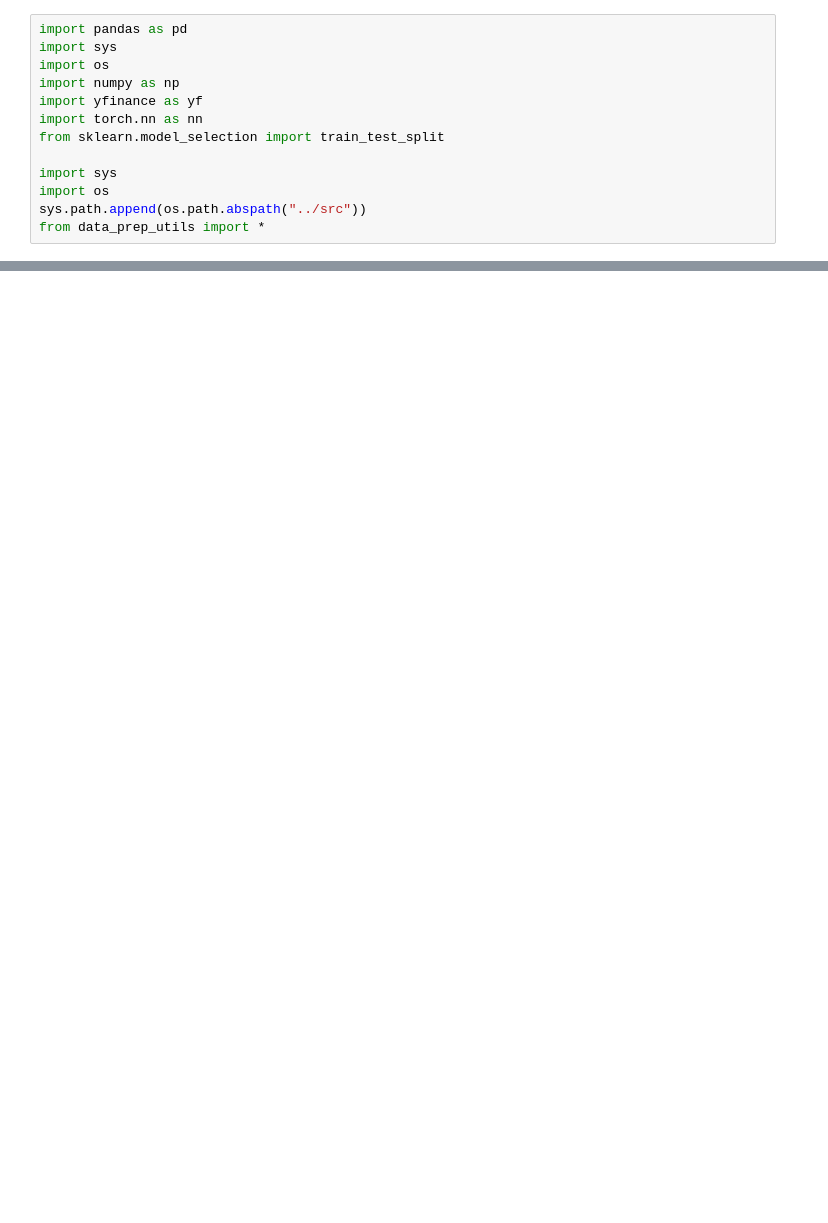
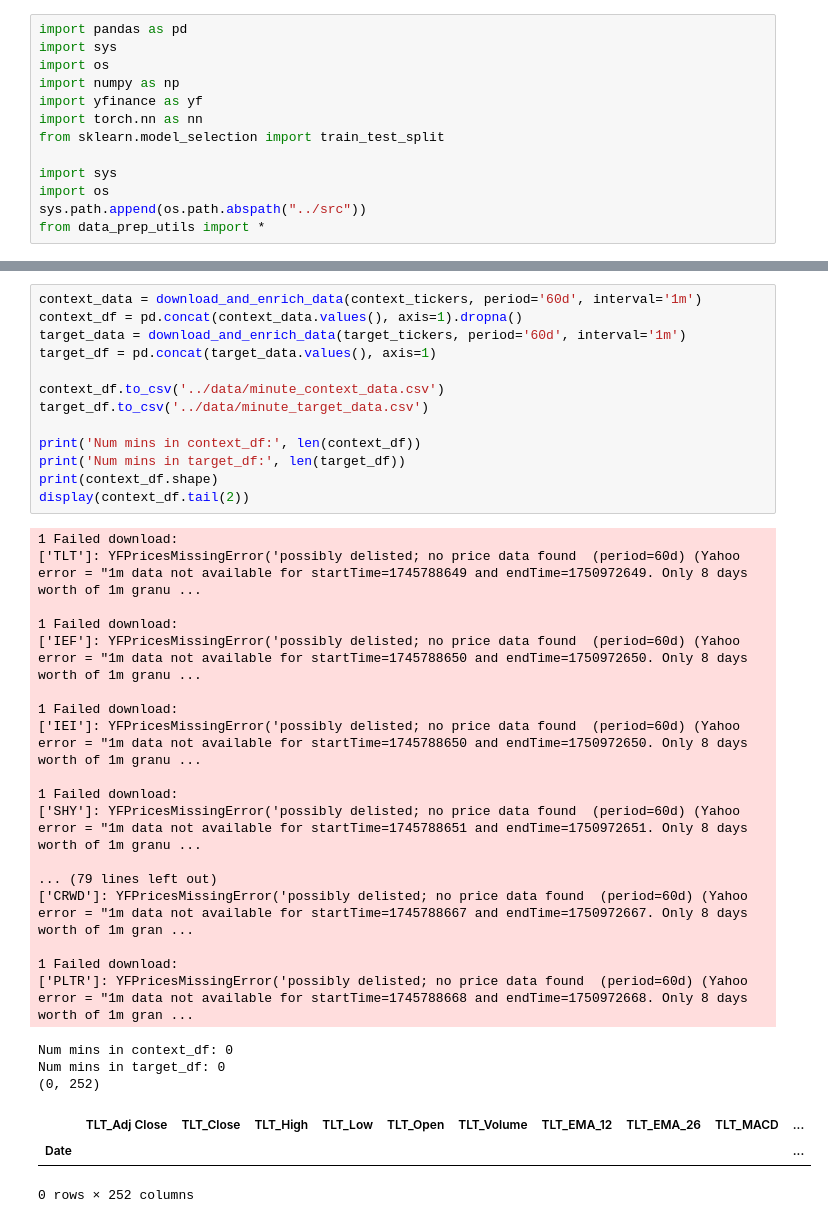
Before and after one commit to sagherian/investing, a Jupyter notebook: notebooks/data_prep.ipynb, the cells around one changed output, grey strips where cells are left out. Cells and saved outputs as stored; diff of their text form; blank space fills up the shorter version.

Commit message:
begin multi time resolution (1 day & 1 min)

```diff
--- a/notebooks/data_prep.ipynb
+++ b/notebooks/data_prep.ipynb
@@ -110,3 +87,40 @@ Num days in combined_df: 3870
+# %%
+context_data = download_and_enrich_data(context_tickers, period='60d', interval='1m')
+context_df = pd.concat(context_data.values(), axis=1).dropna()
+target_data = download_and_enrich_data(target_tickers, period='60d', interval='1m')
+target_df = pd.concat(target_data.values(), axis=1)
+
+context_df.to_csv('../data/minute_context_data.csv')
+target_df.to_csv('../data/minute_target_data.csv')
+
+print('Num mins in context_df:', len(context_df))
+print('Num mins in target_df:', len(target_df))
+print(context_df.shape)
+display(context_df.tail(2))
+# %% [output]
+1 Failed download:
+['TLT']: YFPricesMissingError('possibly delisted; no price data found  (period=60d) (Yahoo error = "1m data not available for startTime=1745788649 and endTime=1750972649. Only 8 days worth of 1m granu ...
+
+1 Failed download:
+['IEF']: YFPricesMissingError('possibly delisted; no price data found  (period=60d) (Yahoo error = "1m data not available for startTime=1745788650 and endTime=1750972650. Only 8 days worth of 1m granu ...
+
+1 Failed download:
+['IEI']: YFPricesMissingError('possibly delisted; no price data found  (period=60d) (Yahoo error = "1m data not available for startTime=1745788650 and endTime=1750972650. Only 8 days worth of 1m granu ...
+
+1 Failed download:
+['SHY']: YFPricesMissingError('possibly delisted; no price data found  (period=60d) (Yahoo error = "1m data not available for startTime=1745788651 and endTime=1750972651. Only 8 days worth of 1m granu ...
+
+... (79 lines left out)
+['CRWD']: YFPricesMissingError('possibly delisted; no price data found  (period=60d) (Yahoo error = "1m data not available for startTime=1745788667 and endTime=1750972667. Only 8 days worth of 1m gran ...
+
+1 Failed download:
+['PLTR']: YFPricesMissingError('possibly delisted; no price data found  (period=60d) (Yahoo error = "1m data not available for startTime=1745788668 and endTime=1750972668. Only 8 days worth of 1m gran ...
+Num mins in context_df: 0
+Num mins in target_df: 0
+(0, 252)
+|  | TLT_Adj Close | TLT_Close | TLT_High | TLT_Low | TLT_Open | TLT_Volume | TLT_EMA_12 | TLT_EMA_26 | TLT_MACD | ... |
+| Date |  |  |  |  |  |  |  |  |  | ... |
+0 rows × 252 columns
 # %%
 
 import pandas as pd
```
Also changed, not shown: parts of 3 cells of this notebook, 5 other files.
